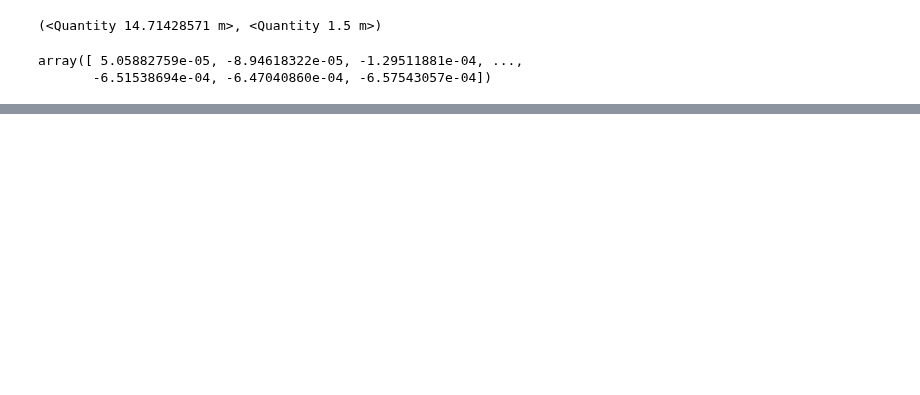
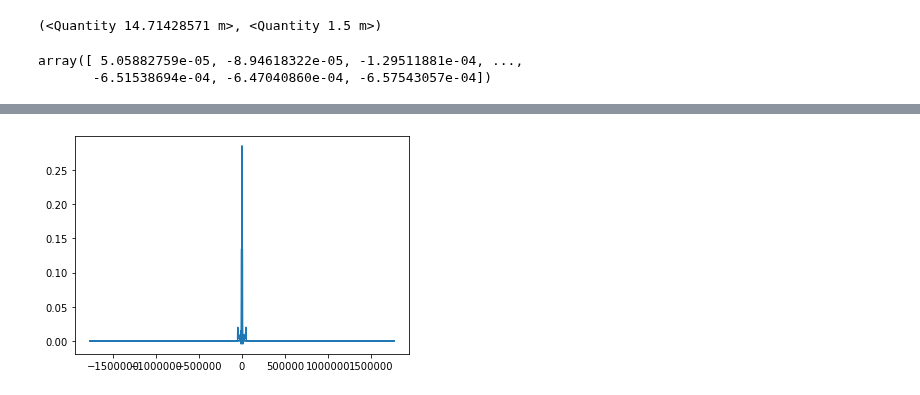
Before and after one commit to nolanylee/astro121lab, a Jupyter notebook: Sun Data??.ipynb, the cells around one changed output, grey strips where cells are left out. Drawn from its saved outputs; the diff is of its cells as text; code cells hidden in the pictures; blank space fills up the shorter version.

```diff
--- a/Sun Data??.ipynb
+++ b/Sun Data??.ipynb
@@ -270,0 +253,6 @@ plt.show()
+# %%
+
+plt.plot(freqs,fft)
+plt.show()
+# %% [output]
+[figure, added]
```
Also changed, not shown: parts of 25 cells of this notebook.
